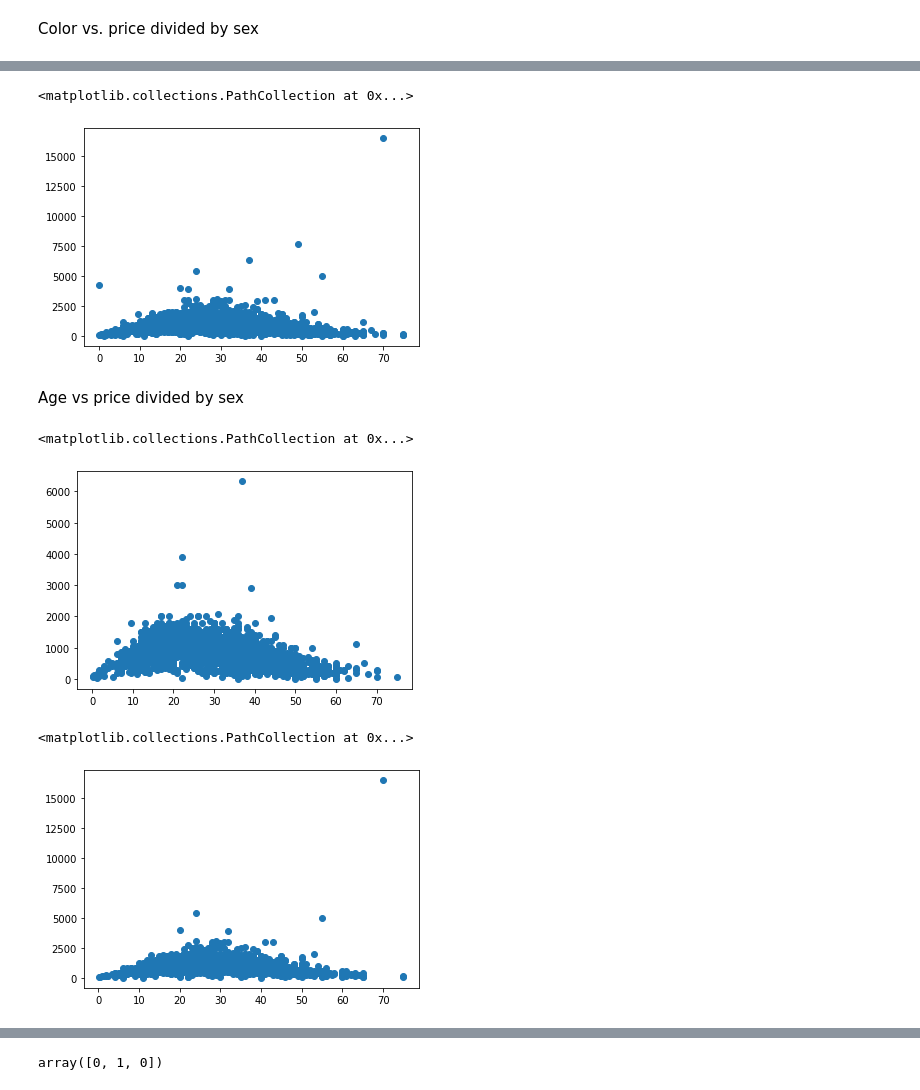
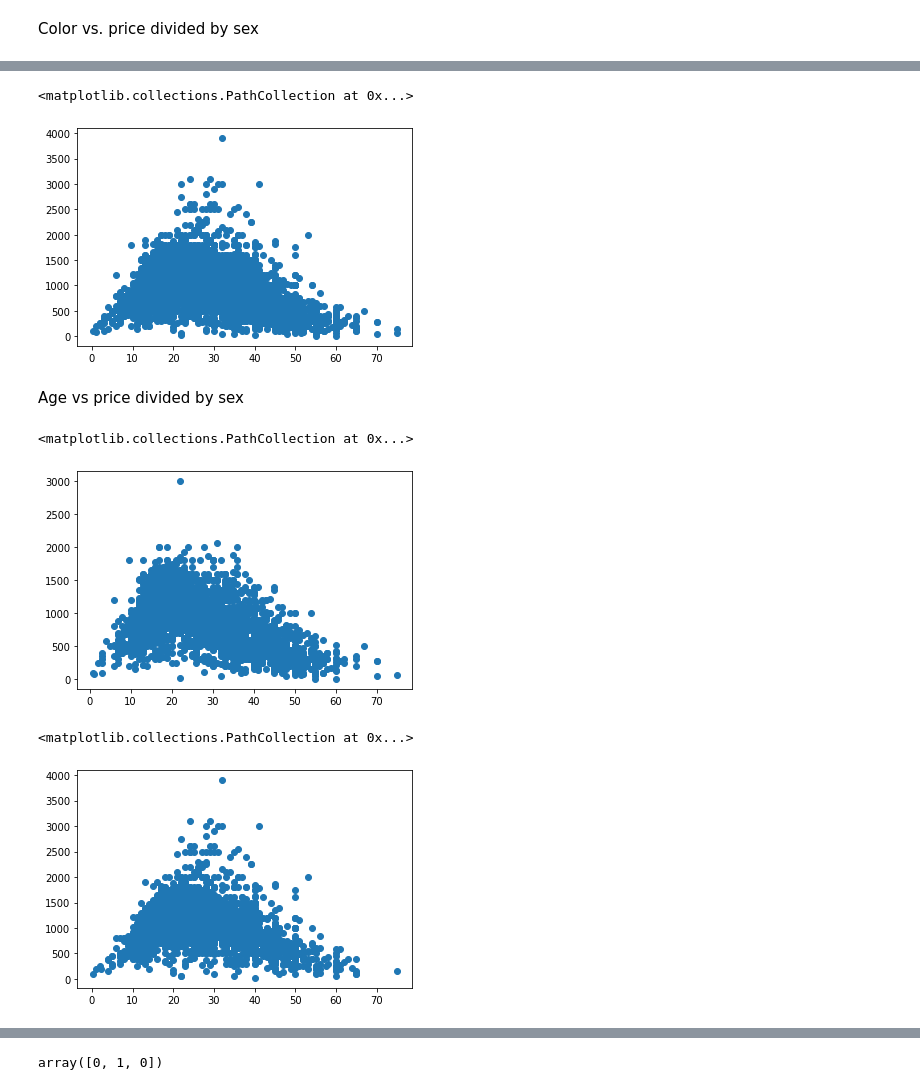
Before and after one commit to trmckibben/CalomirisPritchett_data, a Jupyter notebook: Copy_of_Copy_of_Untitled5.ipynb, the cells around one changed output, grey strips where cells are left out. Drawn from its saved outputs; the diff is of its cells as text; code cells hidden in the pictures.

```diff
--- a/Copy_of_Copy_of_Untitled5.ipynb
+++ b/Copy_of_Copy_of_Untitled5.ipynb
@@ -26,3 +26,6 @@ data
 | 14711 | 15372 | 87 | 332 | KRZC | Adolphe | Mazareau | 5/7/1861 | ... |
 | 14712 | 15377 | 87 | 340 | KRZC | Amedee | Ducatel | 7/29/1861 | ... |
 14713 rows × 74 columns
+# %%
+data = pa.DataFrame(data.loc[data['DUMMY omission'] == 0])
+data
@@ -250,15 +267,15 @@ plt.scatter(df['Color'], df['Price'])
 # %%
 #I think this is what you want for that code above
 import matplotlib.pyplot as plt
 df = pa.concat([singleadults['Age'], singleadults['Price']], axis=1)
 df['Age'] = pa.to_numeric(df['Age'])
 df['Price'] = pa.to_numeric(df['Price'])
-df = df.loc[df['Price'] != max(df['Price'])]
+#df = df.loc[df['Price'] != max(df['Price'])]
 
 plt.scatter(df['Age'], df['Price'])
 # %% [output]
 <matplotlib.collections.PathCollection at 0x...>
-[figure, old version]
+[figure, new version]
 # %% [markdown]
 Age vs price divided by sex
 # %%
@@ -266,23 +283,23 @@ import matplotlib.pyplot as plt
 df = pa.concat([singleladies['Age'], singleladies['Price']], axis=1)
 df['Age'] = pa.to_numeric(df['Age'])
 df['Price'] = pa.to_numeric(df['Price'])
-df = df.loc[df['Price'] != max(df['Price'])]
+#df = df.loc[df['Price'] != max(df['Price'])]
 
 plt.scatter(df['Age'], df['Price'])
 # %% [output]
 <matplotlib.collections.PathCollection at 0x...>
-[figure, old version]
+[figure, new version]
 # %%
 import matplotlib.pyplot as plt
 df = pa.concat([singleladdies['Age'], singleladdies['Price']], axis=1)
 df['Age'] = pa.to_numeric(df['Age'])
 df['Price'] = pa.to_numeric(df['Price'])
-df = df.loc[df['Price'] != max(df['Price'])]
+#df = df.loc[df['Price'] != max(df['Price'])]
 
 plt.scatter(df['Age'], df['Price'])
 # %% [output]
 <matplotlib.collections.PathCollection at 0x...>
-[figure, old version]
+[figure, new version]
 # %%
 import matplotlib.pyplot as plt
 df = pa.concat([singleothers['Age'], singleothers['Price']], axis=1)
```
Also changed, not shown: parts of 12 cells of this notebook.
